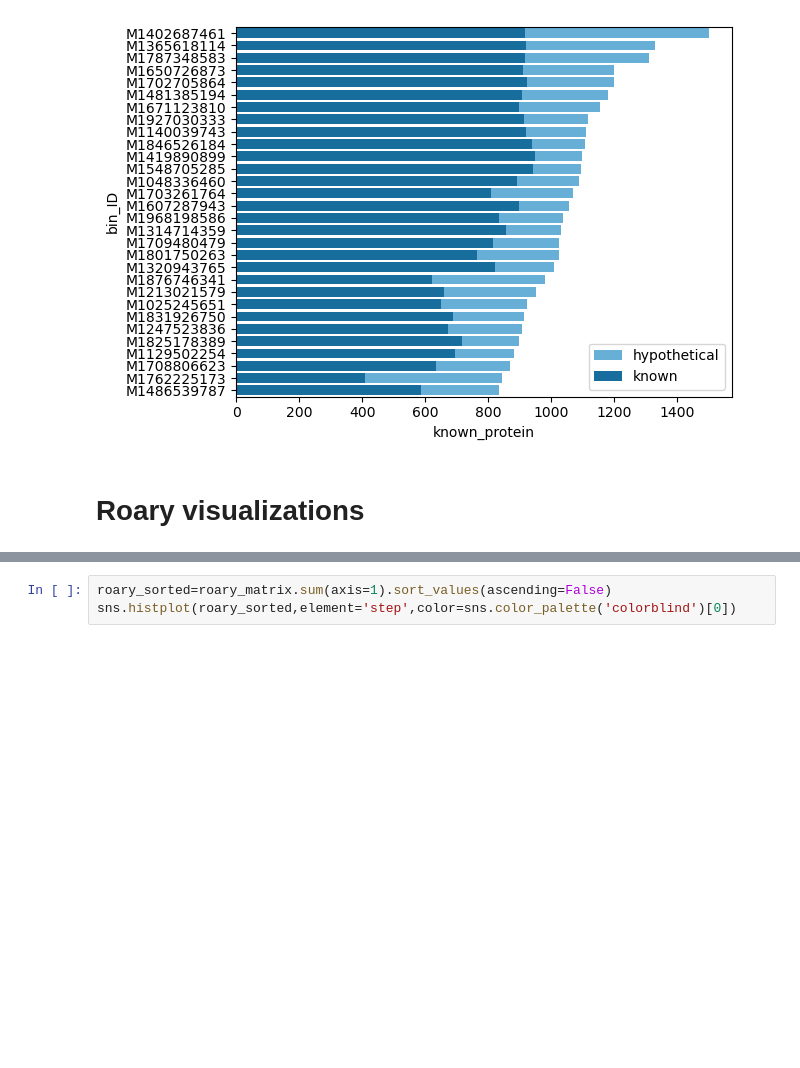
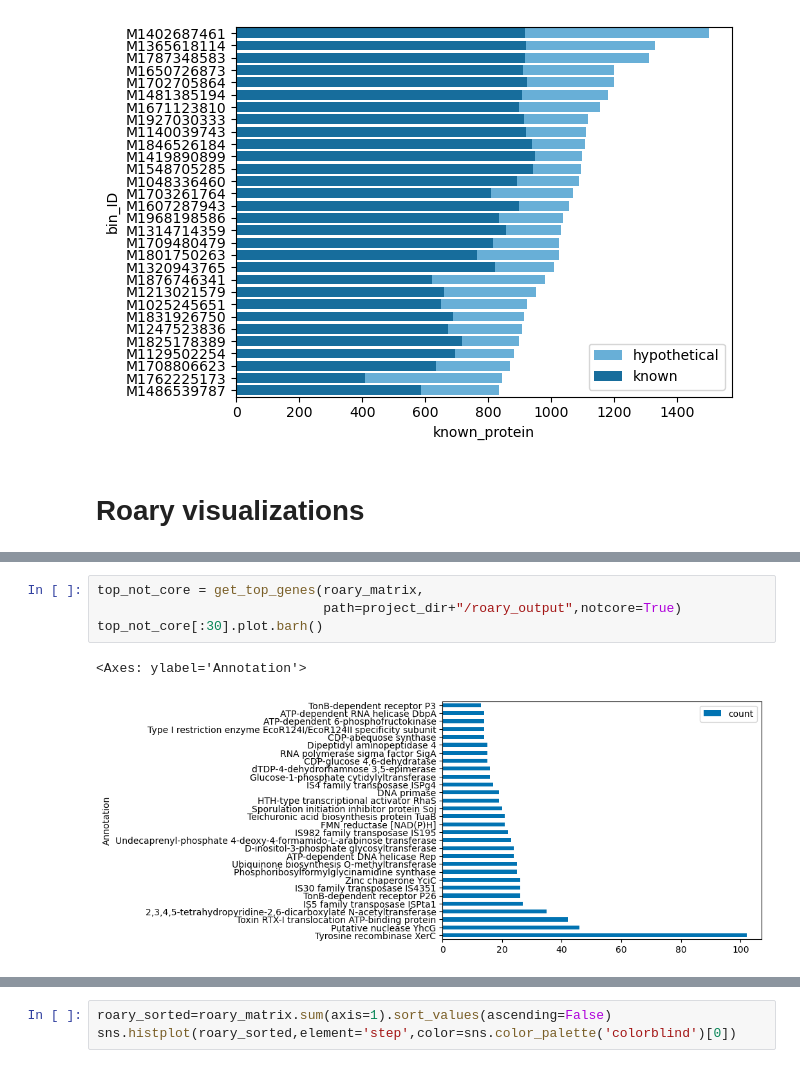
Before and after one commit to GentleHoney/Genomics_Project, a Jupyter notebook: proj_tmp.ipynb, the cells around one changed output, grey strips where cells are left out. Cells and saved outputs as stored; diff of their text form; blank space fills up the shorter version.

```diff
--- a/proj_tmp.ipynb
+++ b/proj_tmp.ipynb
@@ -494,3 +398,10 @@ top_genes
+# %%
+top_not_core = get_top_genes(roary_matrix,
+                             path=project_dir+"/roary_output",notcore=True)
+top_not_core[:30].plot.barh()
+# %% [output]
+<Axes: ylabel='Annotation'>
+[figure, added]
 # %%
 
 top_genes_excl_hyp=top_genes.iloc[1:]
```
Also changed, not shown: parts of 14 cells of this notebook, 51 other files.
